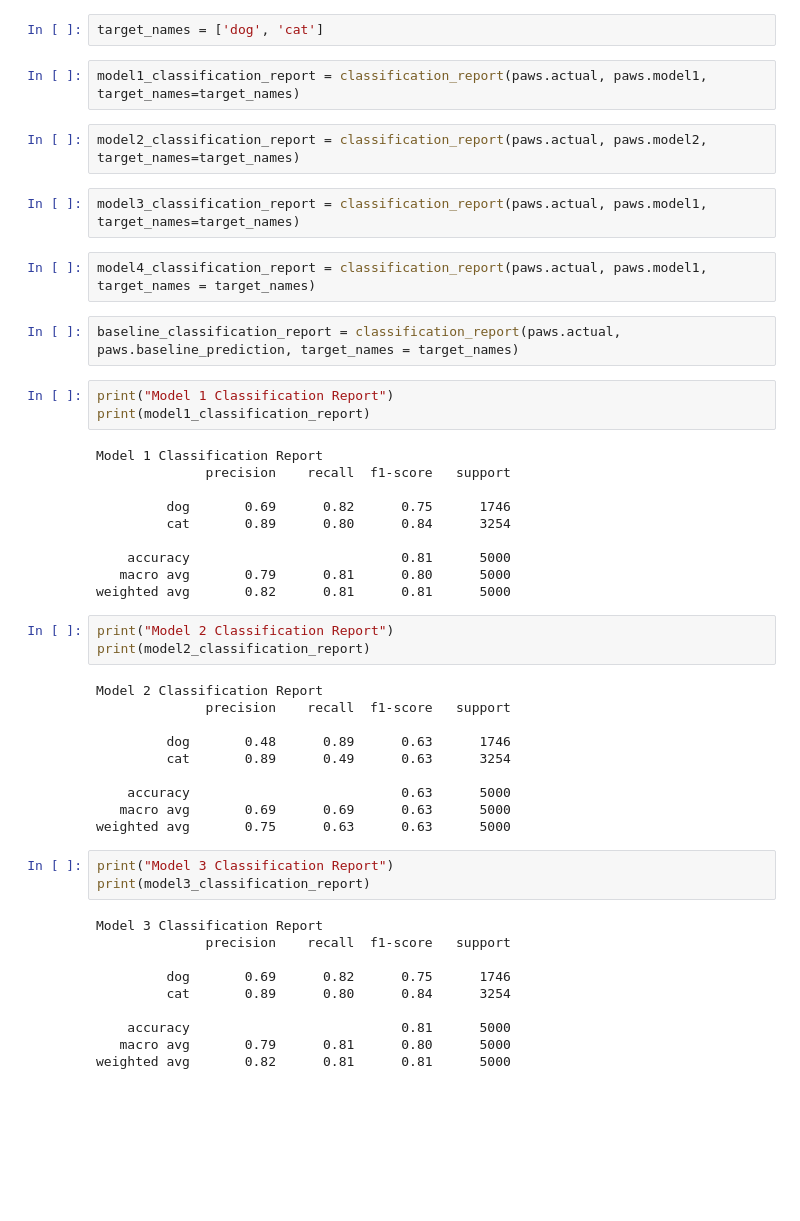
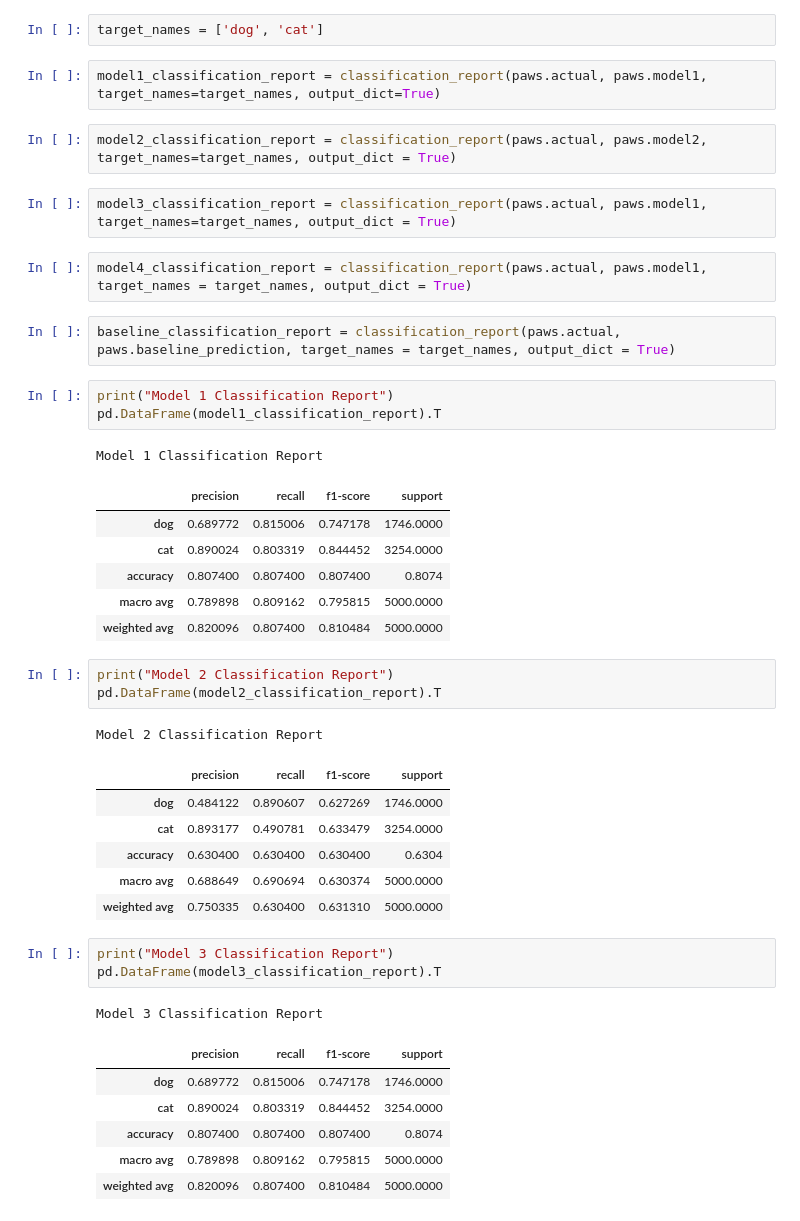
Before and after one commit to malachi-hale/classification-exercises, a Jupyter notebook: model_evaluation.ipynb, the cells around one changed output. Drawn from its saved outputs; the diff is of its cells as text; blank space fills up the shorter version.

```diff
--- a/model_evaluation.ipynb
+++ b/model_evaluation.ipynb
@@ -342,53 +369,47 @@ warnings.filterwarnings("ignore")
 # %%
 target_names = ['dog', 'cat']
 # %%
-model1_classification_report = classification_report(paws.actual, paws.model1, target_names=target_names)
+model1_classification_report = classification_report(paws.actual, paws.model1, target_names=target_names, output_dict=True)
 # %%
-model2_classification_report = classification_report(paws.actual, paws.model2, target_names=target_names)
+model2_classification_report = classification_report(paws.actual, paws.model2, target_names=target_names, output_dict = True)
 # %%
-model3_classification_report = classification_report(paws.actual, paws.model1, target_names=target_names)
+model3_classification_report = classification_report(paws.actual, paws.model1, target_names=target_names, output_dict = True)
 # %%
-model4_classification_report = classification_report(paws.actual, paws.model1, target_names = target_names)
+model4_classification_report = classification_report(paws.actual, paws.model1, target_names = target_names, output_dict = True)
 # %%
-baseline_classification_report = classification_report(paws.actual, paws.baseline_prediction, target_names = target_names)
+baseline_classification_report = classification_report(paws.actual, paws.baseline_prediction, target_names = target_names, output_dict = True)
 # %%
 print("Model 1 Classification Report")
-print(model1_classification_report)
+pd.DataFrame(model1_classification_report).T
 # %% [output]
 Model 1 Classification Report
-              precision    recall  f1-score   support
-
-         dog       0.69      0.82      0.75      1746
-         cat       0.89      0.80      0.84      3254
-
-    accuracy                           0.81      5000
-   macro avg       0.79      0.81      0.80      5000
-weighted avg       0.82      0.81      0.81      5000
+|  | precision | recall | f1-score | support |
+| dog | 0.689772 | 0.815006 | 0.747178 | 1746.0000 |
+| cat | 0.890024 | 0.803319 | 0.844452 | 3254.0000 |
+| accuracy | 0.807400 | 0.807400 | 0.807400 | 0.8074 |
+| macro avg | 0.789898 | 0.809162 | 0.795815 | 5000.0000 |
+| weighted avg | 0.820096 | 0.807400 | 0.810484 | 5000.0000 |
 # %%
 print("Model 2 Classification Report")
-print(model2_classification_report)
+pd.DataFrame(model2_classification_report).T
 # %% [output]
 Model 2 Classification Report
-              precision    recall  f1-score   support
-
-         dog       0.48      0.89      0.63      1746
-         cat       0.89      0.49      0.63      3254
-
-    accuracy                           0.63      5000
-   macro avg       0.69      0.69      0.63      5000
-weighted avg       0.75      0.63      0.63      5000
+|  | precision | recall | f1-score | support |
+| dog | 0.484122 | 0.890607 | 0.627269 | 1746.0000 |
+| cat | 0.893177 | 0.490781 | 0.633479 | 3254.0000 |
+| accuracy | 0.630400 | 0.630400 | 0.630400 | 0.6304 |
+| macro avg | 0.688649 | 0.690694 | 0.630374 | 5000.0000 |
+| weighted avg | 0.750335 | 0.630400 | 0.631310 | 5000.0000 |
 # %%
 print("Model 3 Classification Report")
-print(model3_classification_report)
+pd.DataFrame(model3_classification_report).T
 # %% [output]
 Model 3 Classification Report
-              precision    recall  f1-score   support
-
-         dog       0.69      0.82      0.75      1746
-         cat       0.89      0.80      0.84      3254
-
-    accuracy                           0.81      5000
-   macro avg       0.79      0.81      0.80      5000
-weighted avg       0.82      0.81      0.81      5000
+|  | precision | recall | f1-score | support |
+| dog | 0.689772 | 0.815006 | 0.747178 | 1746.0000 |
+| cat | 0.890024 | 0.803319 | 0.844452 | 3254.0000 |
+| accuracy | 0.807400 | 0.807400 | 0.807400 | 0.8074 |
+| macro avg | 0.789898 | 0.809162 | 0.795815 | 5000.0000 |
+| weighted avg | 0.820096 | 0.807400 | 0.810484 | 5000.0000 |
 # %%
 print("Model 4 Classification Report")
```
Also changed, not shown: parts of 7 cells of this notebook, 1 other file.
